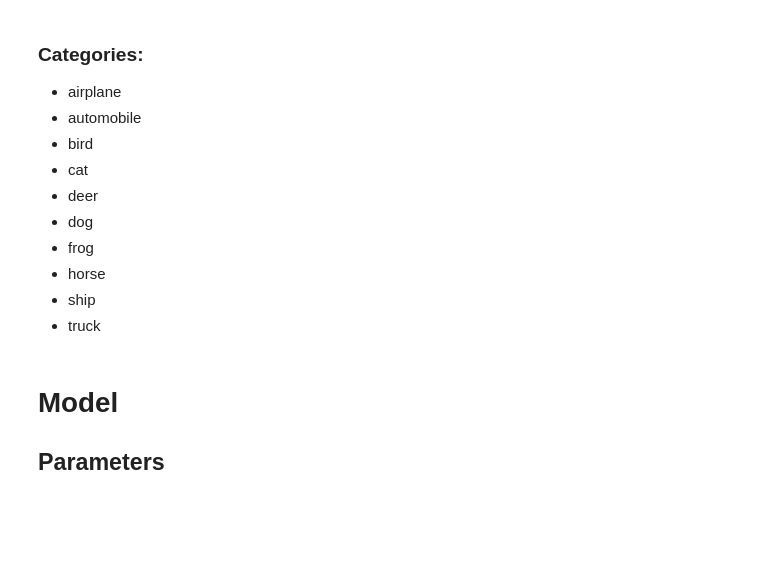
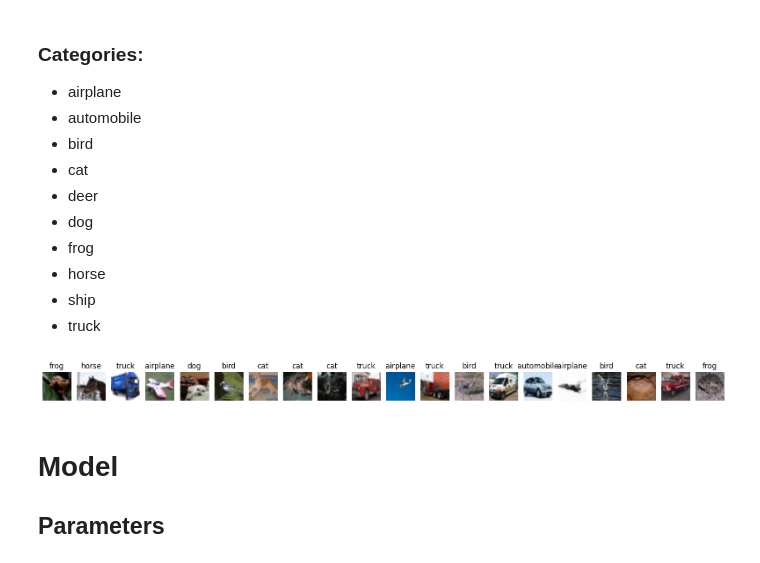
Before and after one commit to peenalGupta/Data-Analytics-3-Labs, a Jupyter notebook: 06_CNN_CIFAR10.ipynb, the cells around one changed output. Cells and saved outputs as stored; diff of their text form; code cells hidden in the pictures; blank space fills up the shorter version.

```diff
--- a/06_CNN_CIFAR10.ipynb
+++ b/06_CNN_CIFAR10.ipynb
@@ -36,7 +36,24 @@ Download the data if necessary and load it:
 train, test = tf.keras.datasets.cifar10.load_data()
 
 # TODO: Split the images into different sets and normalise them
-...
+train_images, train_labels = train
+test_images, test_labels = test
+
+#normalize the train and test images
+
+#option 1
+train_images = train_images / 255.0
+test_images = test_images / 255.0
+
+# #option 2
+# train_images = tf.keras.utils.normalize(train_images, axis=1)
+# test_images = tf.keras.utils.normalize(test_images, axis=1)
+
+#split the train data into train and validation sets
+valid_images = train_images[:5000]
+valid_labels = train_labels[:5000]
+train_images = train_images[5000:]
+train_labels = train_labels[5000:]
 
 print(train_images.shape, valid_images.shape, test_images.shape)
 print(train_labels.shape, valid_labels.shape, test_labels.shape)
@@ -55,4 +75,4 @@ print(train_labels.shape, valid_labels.shape, test_labels.shape)
 - truck
 # %%
 # TODO: Fill in the classes
-classes = [...]
+classes = ['airplane', 'automobile', 'bird', 'cat', 'deer', 'dog', 'frog', 'horse', 'ship', 'truck']
@@ -62,3 +79,28 @@ classes = [...]
+# %%
+# TODO: Plot some of the images along with their labels
+import matplotlib.pyplot as plt
+
+# Define the number of images to plot
+num_images = 20
+
+# Create a figure and axes
+fig, axes = plt.subplots(1, num_images, figsize=(20, 2))
+
+# Loop through the images and plot them
+for i in range(num_images):
+    # Get the image and label
+    image = train_images[i]
+    label = train_labels[i][0]
+
+    # Plot the image
+    axes[i].imshow(image)
+    axes[i].set_title(classes[label])
+    axes[i].axis('off')
+
+# Show the plot
+plt.show()
+# %% [output]
+[figure, added]
 # %% [markdown]
 # Model
 
```
Also changed, not shown: parts of 14 cells of this notebook.
